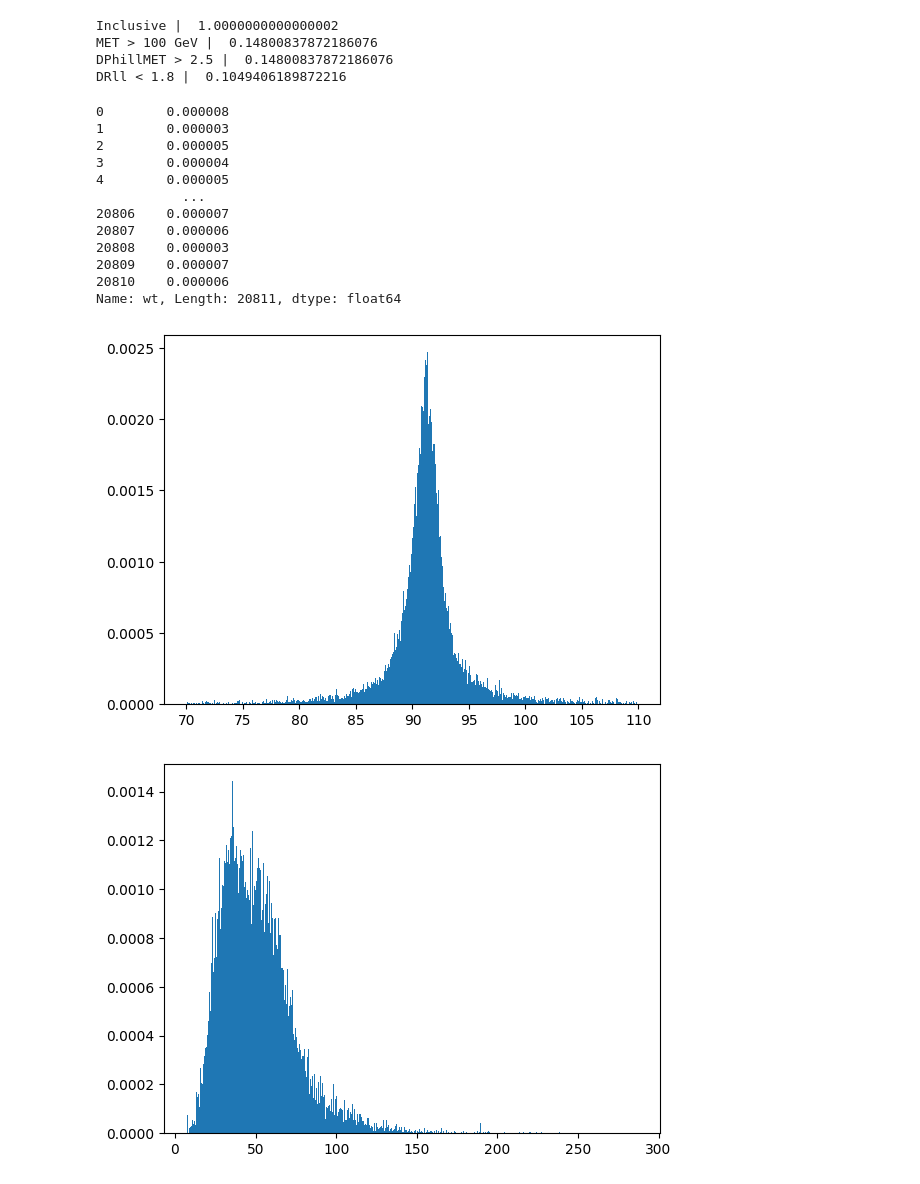
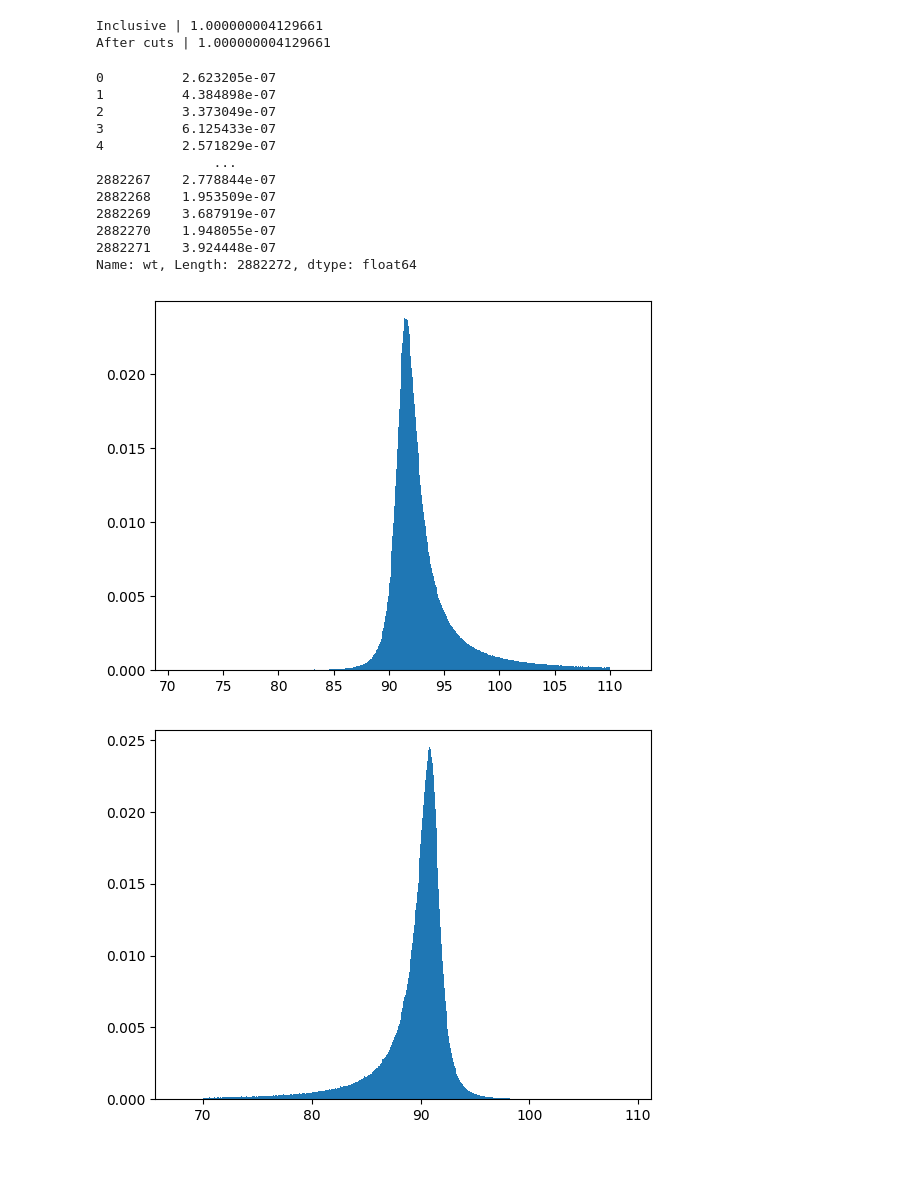
Before and after one commit to hep-cce/nsbi4hep, a Jupyter notebook: notebooks/4l-kinematics.ipynb, the cells around one changed output. Cells and saved outputs as stored; diff of their text form; code cells hidden in the pictures.

```diff
--- a/notebooks/4l-kinematics.ipynb
+++ b/notebooks/4l-kinematics.ipynb
@@ -35,7 +13,5 @@ DRll < 1.8 |  0.10332616271002959
 # %%
-events_analyzed = zz2l2v.analyze(events)
+events_analyzed = zz4l.analyze(events)
 # %% [output]
-Inclusive |  1.0000000000000002
-MET > 100 GeV |  0.14800837872186076
-DPhillMET > 2.5 |  0.14800837872186076
-DRll < 1.8 |  0.1049406189872216
+Inclusive | 1.000000004129661
+After cuts | 1.000000004129661
@@ -69,30 +18,26 @@ zz_mt = np.sqrt( (np.sqrt(mZ**2 + ll.to_2D().pt2) + np.sqrt(mZ**2 + met.pt2))**2
 # %%
-Z = (l1+l2)
-l1_rest = l1.boost( -Z ) # boost to Z reference frame
-l2_rest = l2.boost( -Z ) # boost to Z reference frame
-
 print(events_analyzed.weights)
 
-plt.hist(ll.m, weights = events_analyzed.weights, bins=500)
+plt.hist(events_analyzed.kinematics['Z1_mass'], weights = events_analyzed.weights, bins=500)
 plt.show()
 
-plt.hist(l2.pt, weights = events_analyzed.weights, bins=500)
+plt.hist(events_analyzed.kinematics['Z2_mass'], weights = events_analyzed.weights, bins=500)
 plt.show()
 
-plt.hist(met.pt, weights = events_analyzed.weights, bins=500)
+plt.hist(events_analyzed.kinematics['l3_pt'], weights = events_analyzed.weights, bins=500)
 plt.show()
 # %% [output]
-0        0.000008
-1        0.000003
-2        0.000005
-3        0.000004
-4        0.000005
-           ...
-20806    0.000007
-20807    0.000006
-20808    0.000003
-20809    0.000007
-20810    0.000006
-Name: wt, Length: 20811, dtype: float64
+0          2.623205e-07
+1          4.384898e-07
+2          3.373049e-07
+3          6.125433e-07
+4          2.571829e-07
+               ...
+2882267    2.778844e-07
+2882268    1.953509e-07
+2882269    3.687919e-07
+2882270    1.948055e-07
+2882271    3.924448e-07
+Name: wt, Length: 2882272, dtype: float64
-[figure, old version]
+[figure, new version]
-[figure, old version]
+[figure, new version]
```
Also changed, not shown: parts of 6 cells of this notebook, 39 other files.
